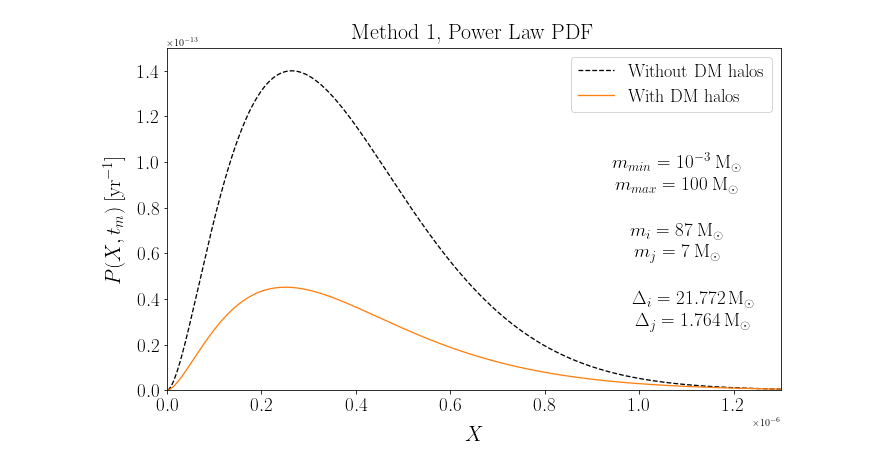
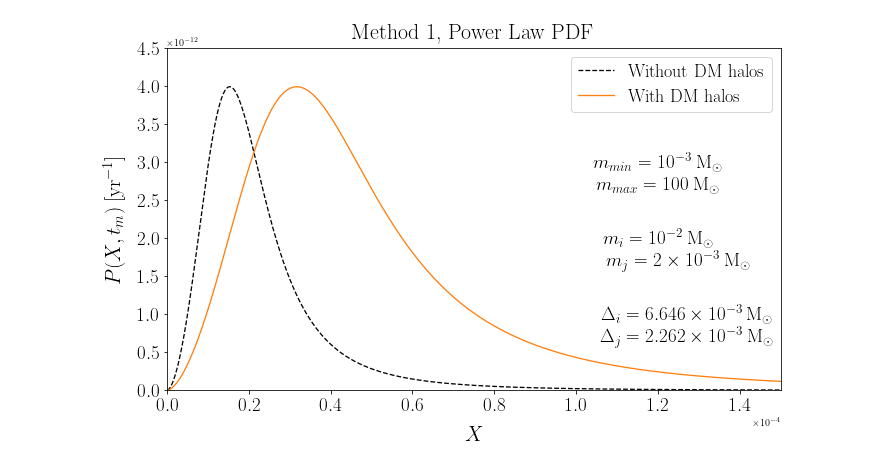
Before and after one commit to pratibhajangra591/Ifca-github, a Jupyter notebook: P_X_tm_powerlaw.ipynb, the cells around one changed output. Drawn from its saved outputs; the diff is of its cells as text; code cells hidden in the pictures.

```diff
--- a/P_X_tm_powerlaw.ipynb
+++ b/P_X_tm_powerlaw.ipynb
@@ -201,8 +202,5 @@ def P_tm_method_1(m_1, m_2, Δ_1, Δ_2, t_m, X, f, DM_halos_presence):
 # %%
-# Product of the probability distribution of the final merger time  and X of PBH binaries
-# without and with halos for PBHs mass range of m_min M☉ - m_max M☉ .
-
-def P_X_tm_method_1(m_1, m_2, Δ_1, Δ_2, t_m, X, f, DM_halos_presence):
+def P_X_tm_method_1(m_1, m_2, Δ_1, Δ_2, t_m, X, DM_halos_presence):
 
     if  m_1 < m_min:
         return 0
@@ -309,11 +307,11 @@ def P_X_tm_method_1(m_1, m_2, Δ_1, Δ_2, t_m, X, f, DM_halos_presence):
             A_halos = ((ρ_eq**(4/3))*(G**3)*(k_halos**7))/(c**5)
 
             def B(m_1,m_2,Δ_1,Δ_2):
-                return (A_halos**(1/7)) * ((m_1 * m_2 * t_m)**(1/7))  *   ((m_1 + m_2)**(-23/42)) * ((f_b(m_1,m_2))**(37/21))* ((f**2 + 0.2998 *(σ_eq**2))**(-1/2)) * ((Δ_1*Δ_2)**(37/42))
+                return (A_halos**(1/7)) * ((m_1 * m_2 * t_m)**(1/7))  *   ((m_1 + m_2)**(-23/42)) * ((f_b(m_1,m_2))**(37/21))* ((f**2 + 0.2998  *(σ_eq**2))**(-1/2)) * ((Δ_1*Δ_2)**(37/42))
 
 
             def γ_X(m_1,m_2,Δ_1,Δ_2, X):      #eq.(12) in the notes.
-                return (((1 + 0.0583 * λ(m_1, m_2, Δ_1, Δ_2, X))**(-1/14))/(1 + 0.0857 * λ(m_1, m_2, Δ_1, Δ_2, X))) *  B(m_1,m_2,Δ_1,Δ_2)   * (X**(-37/21))  * (beta(m_1,m_2,Δ_1, Δ_2, X)**(-1/14)) *  np.sqrt(M_binary_initial(m_1, m_2, Δ_1, Δ_2, X))
+                return (((1 + 0.0583 * λ(m_1, m_2, Δ_1, Δ_2, X))**(-1/14))/(1 + 0.0857 * λ(m_1, m_2, Δ_1, Δ_2, X))) *  B(m_1,m_2,Δ_1,Δ_2)   * (X**(-37/21)) * (beta(m_1,m_2,Δ_1, Δ_2, X)**(-1/14)) *  np.sqrt(M_binary_initial(m_1, m_2, Δ_1, Δ_2, X))
 
 
 
@@ -384,3 +554,11 @@ X = np.geomspace(X_min, X_max, 1000000) # for the PBH mass range of 1e-3 - 100 s
+# %%
+m_1 = m_1_list[1]           # in units of M☉
+
+Δ_1 = Δ_1_list[1]
+
+m_2 = m_2_list[0]             # in units of M☉
+
+Δ_2 = Δ_2_list[0]
 # %%
 # P(X) in range of PBH mass function from m_min = 5 M☉ - 100 M☉.
 
@@ -497,60 +663,59 @@ plt.show()
 # %%
 # P(X, t_m) in range of Power Law PBH mass function from m_min = 1e-3 M☉ - 100 M☉.
+
 
 
 plt.figure(figsize = (11, 6.3))
 
 
-f_pbh= 3.62e-4
+f_pbh= 6.17e-5
 f = 0.85 * f_pbh
 
 
 
 def P(m): #Powerlaw PBH mass distribution
     α = 1.6
-    M = 1e-3     #in units of M☉, for PBHs mass range of 1e-3 M☉-100 M☉ .
+    M = 1e-3    #in units of M☉, for PBHs mass range of 1e-3 M☉-100 M☉ .
     return ((α-1)/M) * ((m/M)**(-α))
 
 
 
 
-plt.plot(X, P_X_tm_method_1(m_1, m_2, Δ_1, Δ_2, t_m, X, f,  DM_halos_presence = 'False'), 'k--')
-plt.plot(X, P_X_tm_method_1(m_1, m_2, Δ_1, Δ_2, t_m, X, f,  DM_halos_presence = 'True'), 'C1')
+plt.plot(X, P_X_tm_method_1(m_1, m_2, Δ_1, Δ_2, t_m, X, DM_halos_presence = 'False'), 'k--')
+plt.plot(X, P_X_tm_method_1(m_1, m_2, Δ_1, Δ_2, t_m, X, DM_halos_presence = 'True'), 'C1')
 
-#plt.ticklabel_format(axis='x', style='sci', scilimits=(-6,-6))
+plt.ticklabel_format(axis='x', style='sci', scilimits=(-4,-4))
 
-
-
-plt.text(1.08e-6, 1e-13, "$m_{min} = 10^{-3} \: \mathrm{M_{\odot}}$", size = 19,
+plt.text(1.2e-4, 3e-12, "$m_{min} = 10^{-3} \: \mathrm{M_{\odot}}$", size = 19,
          ha="center", va="center")
-plt.text(1.08e-6, 0.9e-13, "$m_{max} = 100 \: \mathrm{M_{\odot}}$", size = 19,
+plt.text(1.2e-4, 2.7e-12, "$m_{max} = 100 \: \mathrm{M_{\odot}}$", size = 19,
          ha="center", va="center")
 
-
-plt.text(1.08e-6, 0.7e-13, "$m_{i} = 87 \: \mathrm{M_{\odot}}$", size = 19,
+plt.text(1.2e-4, 2e-12, "$m_{i} = 10^{-2} \: \mathrm{M_{\odot}}$", size = 19,
        ha="center", va="center")
-plt.text(1.08e-6, 0.6e-13, "$m_{j} = 7 \: \mathrm{M_{\odot}}$", size = 19,
+plt.text(1.25e-4, 1.7e-12, r"$m_{j} = 2 \times 10^{-3} \: \mathrm{M_{\odot}}$", size = 19,
          ha="center", va="center")
 
-plt.text(1.115e-6, 0.4e-13, "$\Delta_{i} = 21.772 \: \mathrm{M_{\odot}}$", size = 19,
+plt.text(1.27e-4, 1e-12, r"$\Delta_{i} = 6.646\times 10^{-3}\: \mathrm{M_{\odot}}$", size = 19,
          ha="center", va="center")
-plt.text(1.115e-6, 0.3e-13, "$\Delta_{j} = 1.764 \: \mathrm{M_{\odot}}$", size = 19,
+plt.text(1.27e-4, 0.7e-12, r"$\Delta_{j} = 2.262\times 10^{-3} \: \mathrm{M_{\odot}}$", size = 19,
         ha="center", va="center")
 
 
 
-plt.xlim(0, 1.3e-6)
-plt.ylim(0, 1.5e-13)
+
+plt.xlim(0, 1.5e-4)
+plt.ylim(0, 4.5e-12)
 
 
 plt.rc('lines', linewidth = 1.3)
 plt.xticks(fontsize = 19)
 plt.yticks(fontsize = 19)
 plt.xlabel('$X$', fontsize = 21, labelpad = 12)
 plt.ylabel('$P(X, t_{m}) \: [\mathrm{yr^{-1}}]$', fontsize = 21, labelpad = 12)
 plt.legend(["Without DM halos","With DM halos"],prop = {'size':18}, facecolor = 'white', fontsize=110)
 plt.title('Method 1, Power Law PDF' , fontsize = 22, pad = 9)
-plt.savefig('2PWRP_X_t_mvsX.pdf', bbox_inches = 'tight')
+#~plt.savefig('2PWRP_X_t_mvsX.pdf', bbox_inches = 'tight')
 plt.show()
 # %% [output]
-[figure, old version]
+[figure, new version]
```
Also changed, not shown: parts of 10 cells of this notebook.
